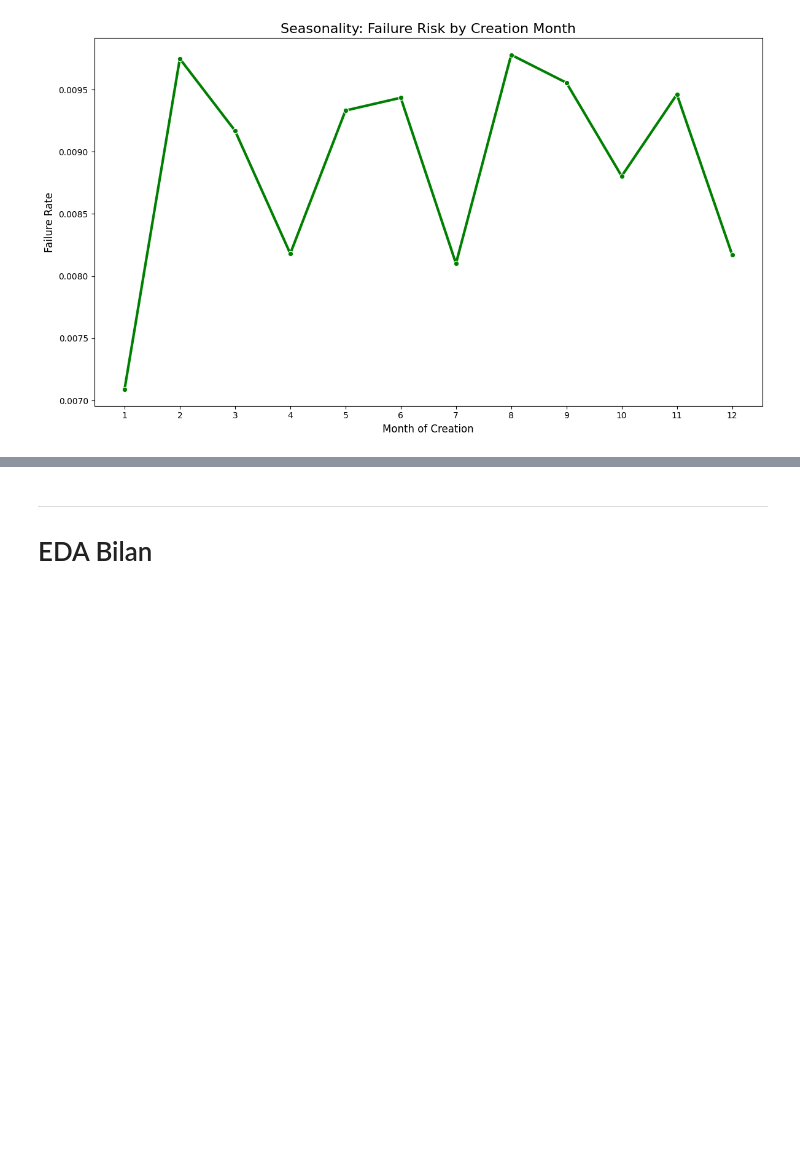
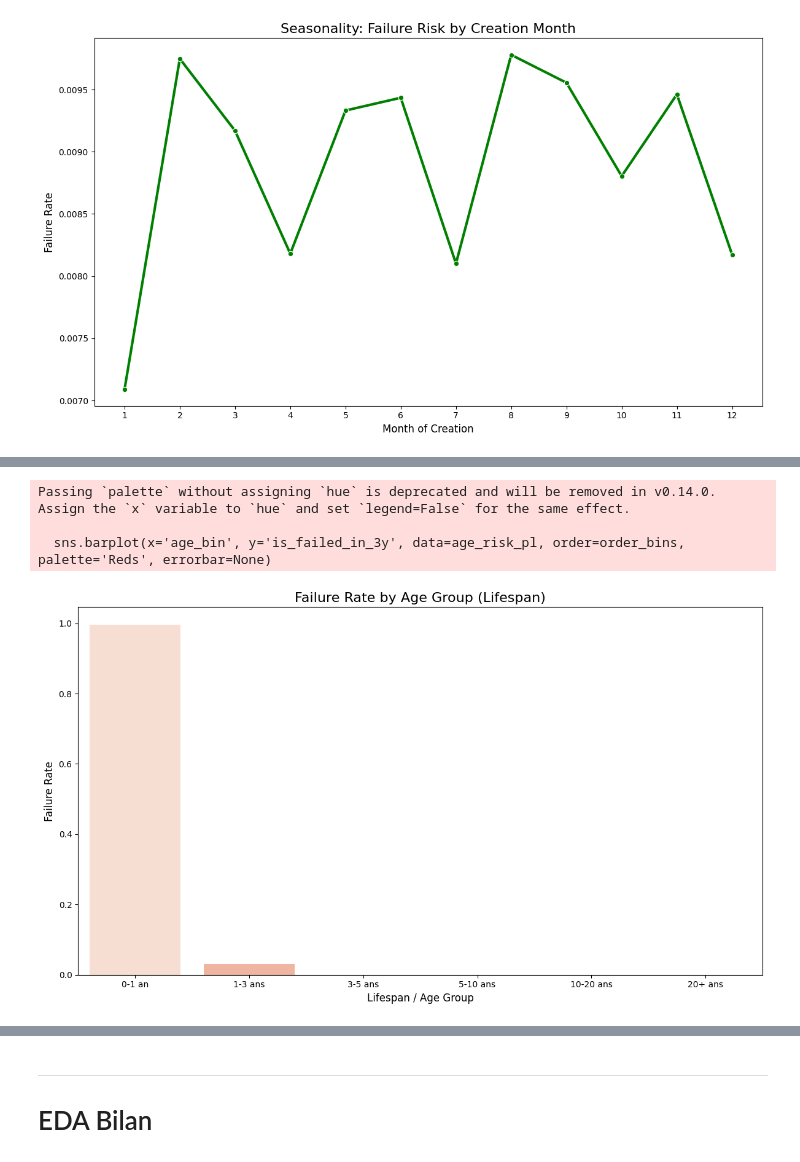
Before and after one commit to ugozchi/AS_Supervised_Learning, a Jupyter notebook: Notebooks/01_EDA.ipynb, the cells around one changed output, grey strips where cells are left out. Cells and saved outputs as stored; diff of their text form; code cells hidden in the pictures; blank space fills up the shorter version.

```diff
--- a/Notebooks/01_EDA.ipynb
+++ b/Notebooks/01_EDA.ipynb
@@ -253,0 +305,20 @@ plt.show()
+# %%
+# --- Graph 10: Failure Rate by Age Bin ---
+plt.figure(figsize=(12, 7))
+age_risk_pl = (
+    df_demo.group_by("age_bin")
+    .agg(pl.col("is_failed_in_3y").mean())
+).to_pandas()
+order_bins = ['0-1 an', '1-3 ans', '3-5 ans', '5-10 ans', '10-20 ans', '20+ ans']
+sns.barplot(x='age_bin', y='is_failed_in_3y', data=age_risk_pl, order=order_bins, palette='Reds', errorbar=None)
+plt.title('Failure Rate by Age Group (Lifespan)', fontsize=16)
+plt.xlabel('Lifespan / Age Group', fontsize=12)
+plt.ylabel('Failure Rate', fontsize=12)
+plt.tight_layout()
+plt.savefig('graph_10_failure_by_age_bin.png')
+plt.show()
+# %% [output]
+Passing `palette` without assigning `hue` is deprecated and will be removed in v0.14.0. Assign the `x` variable to `hue` and set `legend=False` for the same effect.
+
+  sns.barplot(x='age_bin', y='is_failed_in_3y', data=age_risk_pl, order=order_bins, palette='Reds', errorbar=None)
+[figure, added]
```
Also changed, not shown: parts of 5 cells of this notebook, 5 other files.
